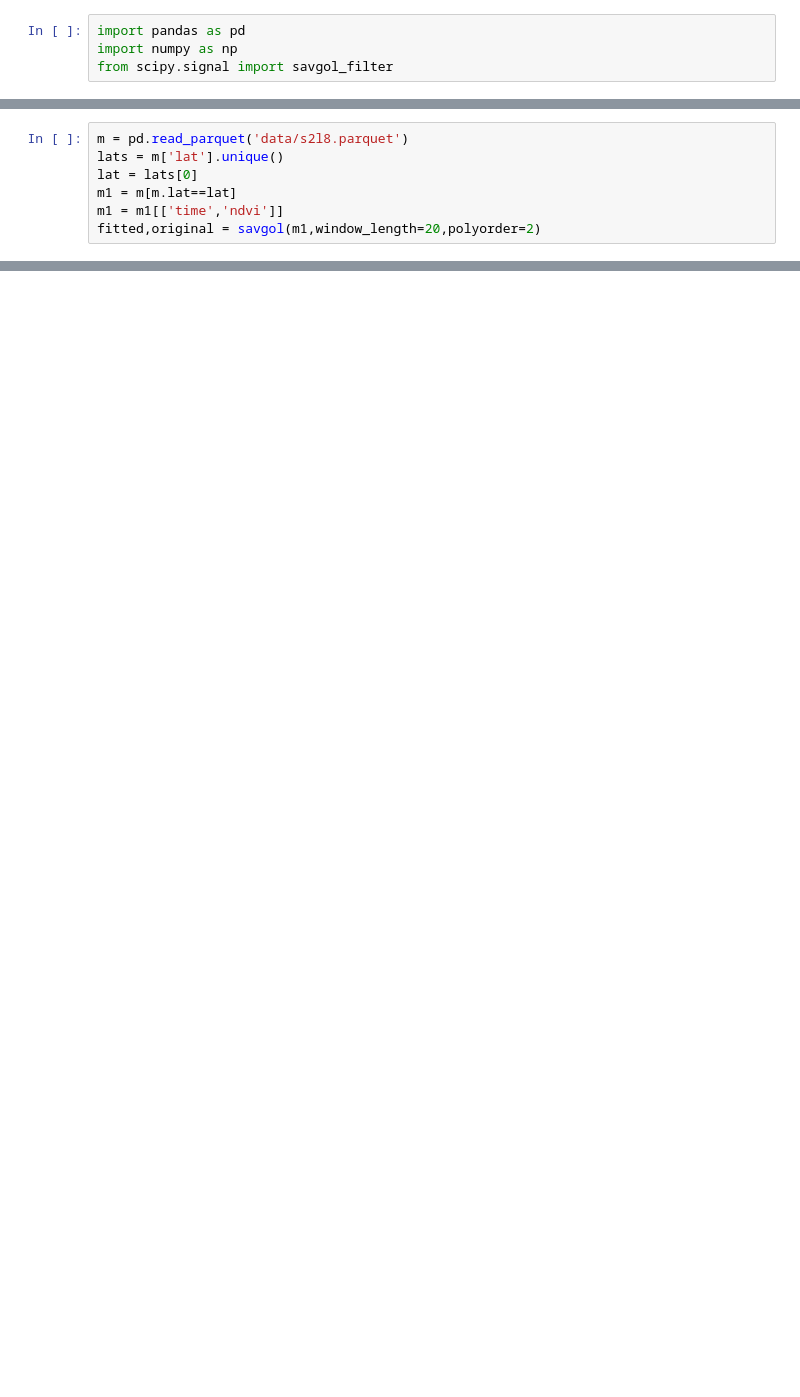
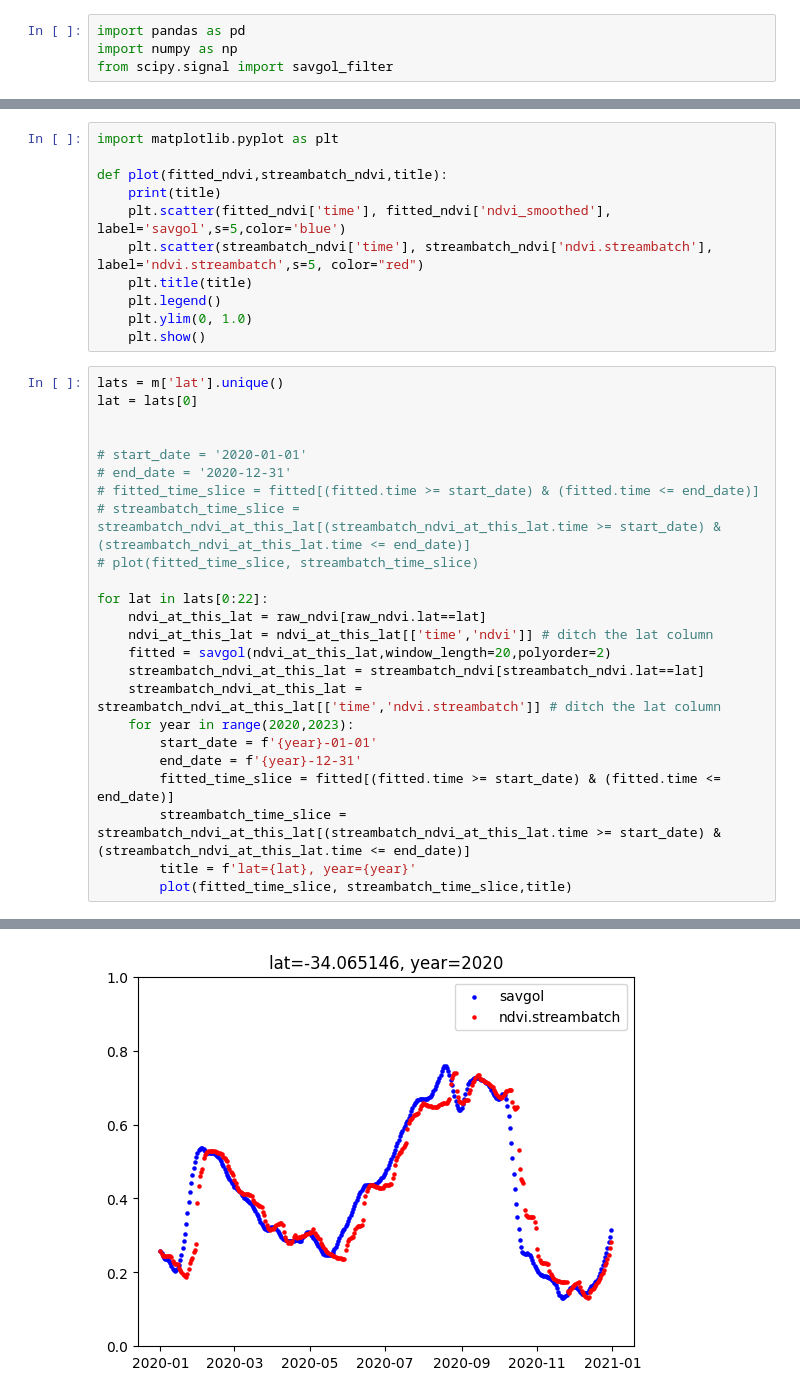
Before and after one commit to tammer/notebooks, a Jupyter notebook: savgol.ipynb, the cells around one changed output, grey strips where cells are left out. Saved outputs shown, nothing was run; the diff lists cells and outputs as text; blank space fills up the shorter version.

```diff
--- a/savgol.ipynb
+++ b/savgol.ipynb
@@ -71,7 +70,0 @@ def savgol(df_,window_length=20,polyorder=2):
-# %%
-m = pd.read_parquet('data/s2l8.parquet')
-lats = m['lat'].unique()
-lat = lats[0]
-m1 = m[m.lat==lat]
-m1 = m1[['time','ndvi']]
-fitted,original = savgol(m1,window_length=20,polyorder=2)
@@ -124,0 +120,36 @@ lat: -34.065146
+# %%
+import matplotlib.pyplot as plt
+
+def plot(fitted_ndvi,streambatch_ndvi,title):
+    print(title)
+    plt.scatter(fitted_ndvi['time'], fitted_ndvi['ndvi_smoothed'], label='savgol',s=5,color='blue')
+    plt.scatter(streambatch_ndvi['time'], streambatch_ndvi['ndvi.streambatch'], label='ndvi.streambatch',s=5, color="red")
+    plt.title(title)
+    plt.legend()
+    plt.ylim(0, 1.0)
+    plt.show()
+# %%
+lats = m['lat'].unique()
+lat = lats[0]
+
+
+# start_date = '2020-01-01'
+# end_date = '2020-12-31'
+# fitted_time_slice = fitted[(fitted.time >= start_date) & (fitted.time <= end_date)]
+# streambatch_time_slice = streambatch_ndvi_at_this_lat[(streambatch_ndvi_at_this_lat.time >= start_date) & (streambatch_ndvi_at_this_lat.time <= end_date)]
+# plot(fitted_time_slice, streambatch_time_slice)
+
+for lat in lats[0:22]:
+    ndvi_at_this_lat = raw_ndvi[raw_ndvi.lat==lat]
+    ndvi_at_this_lat = ndvi_at_this_lat[['time','ndvi']] # ditch the lat column
+    fitted = savgol(ndvi_at_this_lat,window_length=20,polyorder=2)
+    streambatch_ndvi_at_this_lat = streambatch_ndvi[streambatch_ndvi.lat==lat]
+    streambatch_ndvi_at_this_lat = streambatch_ndvi_at_this_lat[['time','ndvi.streambatch']] # ditch the lat column
+    for year in range(2020,2023):
+        start_date = f'{year}-01-01'
+        end_date = f'{year}-12-31'
+        fitted_time_slice = fitted[(fitted.time >= start_date) & (fitted.time <= end_date)]
+        streambatch_time_slice = streambatch_ndvi_at_this_lat[(streambatch_ndvi_at_this_lat.time >= start_date) & (streambatch_ndvi_at_this_lat.time <= end_date)]
+        title = f'lat={lat}, year={year}'
+        plot(fitted_time_slice, streambatch_time_slice,title)
+# %% [output]
@@ -124,0 +158 @@ lat: -34.065146
+[figure, added]
```
Also changed, not shown: parts of 7 cells of this notebook.
